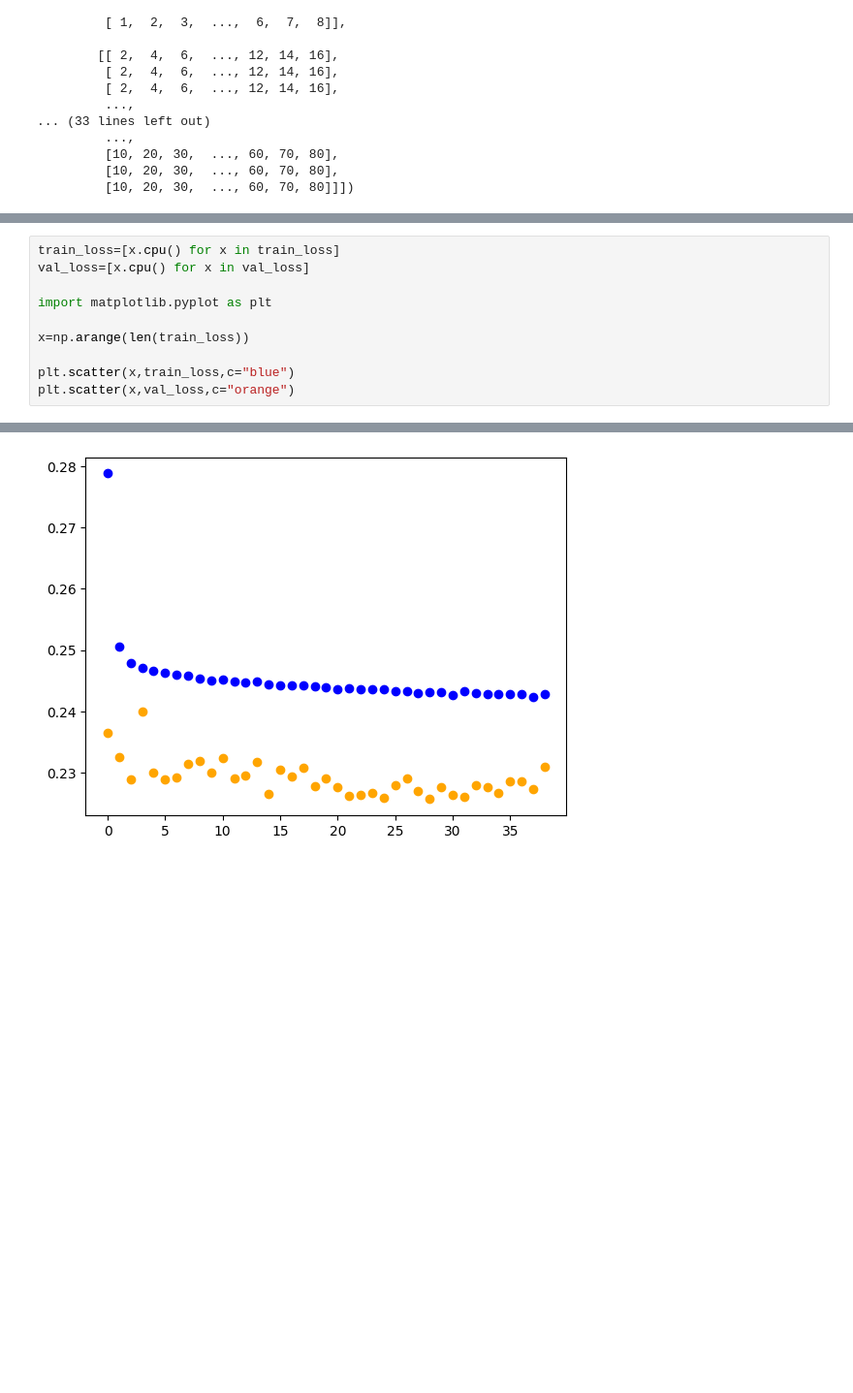
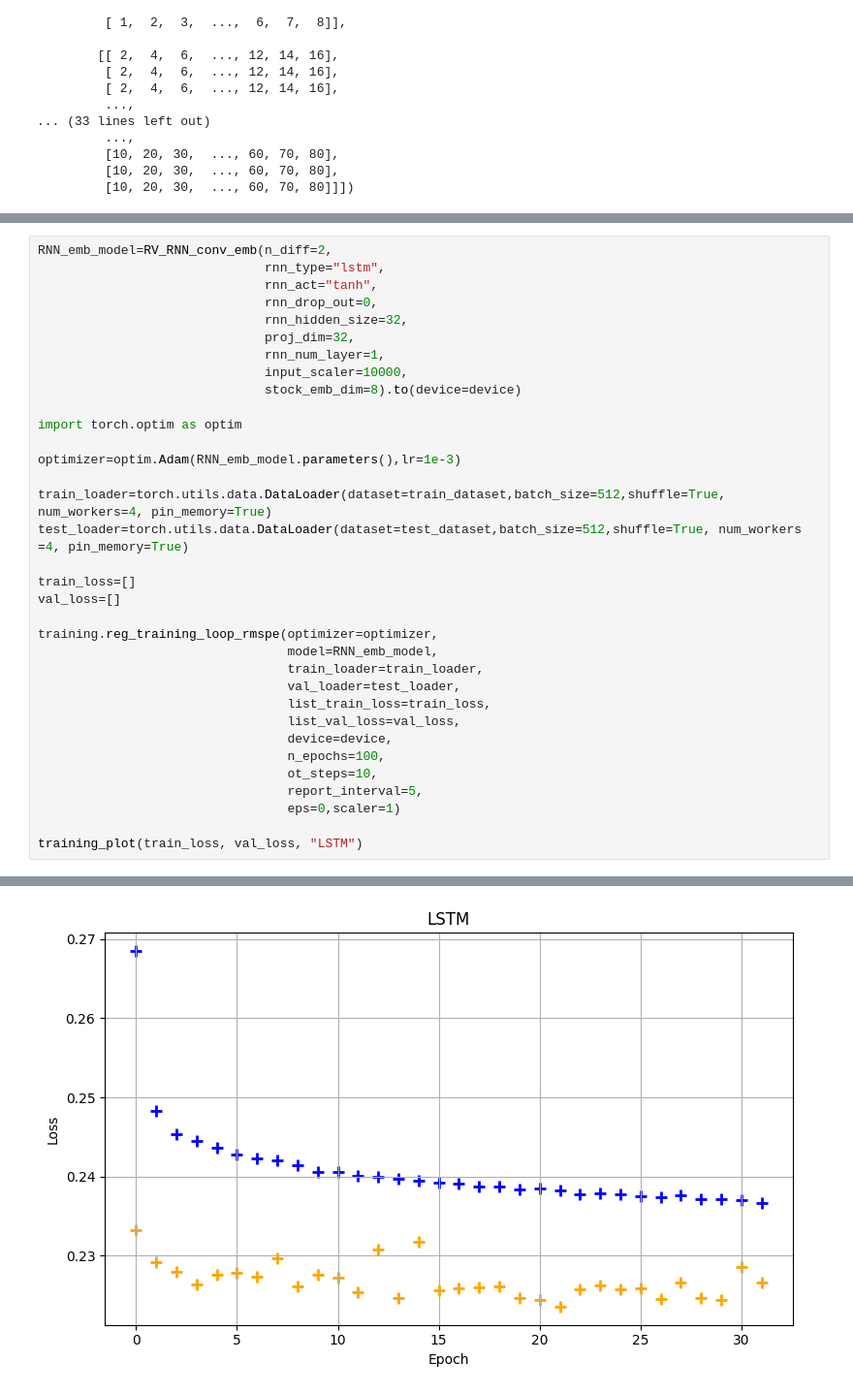
Before and after one commit to martinmf-dev/Realized_Volatility_Prediction_-erdos_deeplearning-, a Jupyter notebook: NNetwork/RV_RNN_conv_emb.ipynb, the cells around one changed output, grey strips where cells are left out. Shown at 97% size. Saved outputs shown, nothing was run; the diff lists cells and outputs as text; blank space fills up the shorter version.

Commit message:
Examples of new RV_RNN_conv_emb for pure RNN and LSTM

```diff
--- a/NNetwork/RV_RNN_conv_emb.ipynb
+++ b/NNetwork/RV_RNN_conv_emb.ipynb
@@ -322,11 +361,35 @@ OrderedDict([('frozen_conv.frozen_conv.weight',
 # %%
-train_loss=[x.cpu() for x in train_loss]
-val_loss=[x.cpu() for x in val_loss]
+RNN_emb_model=RV_RNN_conv_emb(n_diff=2,
+                              rnn_type="lstm",
+                              rnn_act="tanh",
+                              rnn_drop_out=0,
+                              rnn_hidden_size=32,
+                              proj_dim=32,
+                              rnn_num_layer=1,
+                              input_scaler=10000,
+                              stock_emb_dim=8).to(device=device)
 
-import matplotlib.pyplot as plt
+import torch.optim as optim
 
-x=np.arange(len(train_loss))
+optimizer=optim.Adam(RNN_emb_model.parameters(),lr=1e-3)
 
-plt.scatter(x,train_loss,c="blue")
-plt.scatter(x,val_loss,c="orange")
+train_loader=torch.utils.data.DataLoader(dataset=train_dataset,batch_size=512,shuffle=True, num_workers=4, pin_memory=True)
+test_loader=torch.utils.data.DataLoader(dataset=test_dataset,batch_size=512,shuffle=True, num_workers =4, pin_memory=True)
+
+train_loss=[]
+val_loss=[]
+
+training.reg_training_loop_rmspe(optimizer=optimizer,
+                                 model=RNN_emb_model,
+                                 train_loader=train_loader,
+                                 val_loader=test_loader,
+                                 list_train_loss=train_loss,
+                                 list_val_loss=val_loss,
+                                 device=device,
+                                 n_epochs=100,
+                                 ot_steps=10,
+                                 report_interval=5,
+                                 eps=0,scaler=1)
+
+training_plot(train_loss, val_loss, "LSTM")
 # %% [output]
@@ -334 +413 @@ plt.scatter(x,val_loss,c="orange")
-[figure, old version]
+[figure, new version]
```
Also changed, not shown: parts of 12 cells of this notebook.
